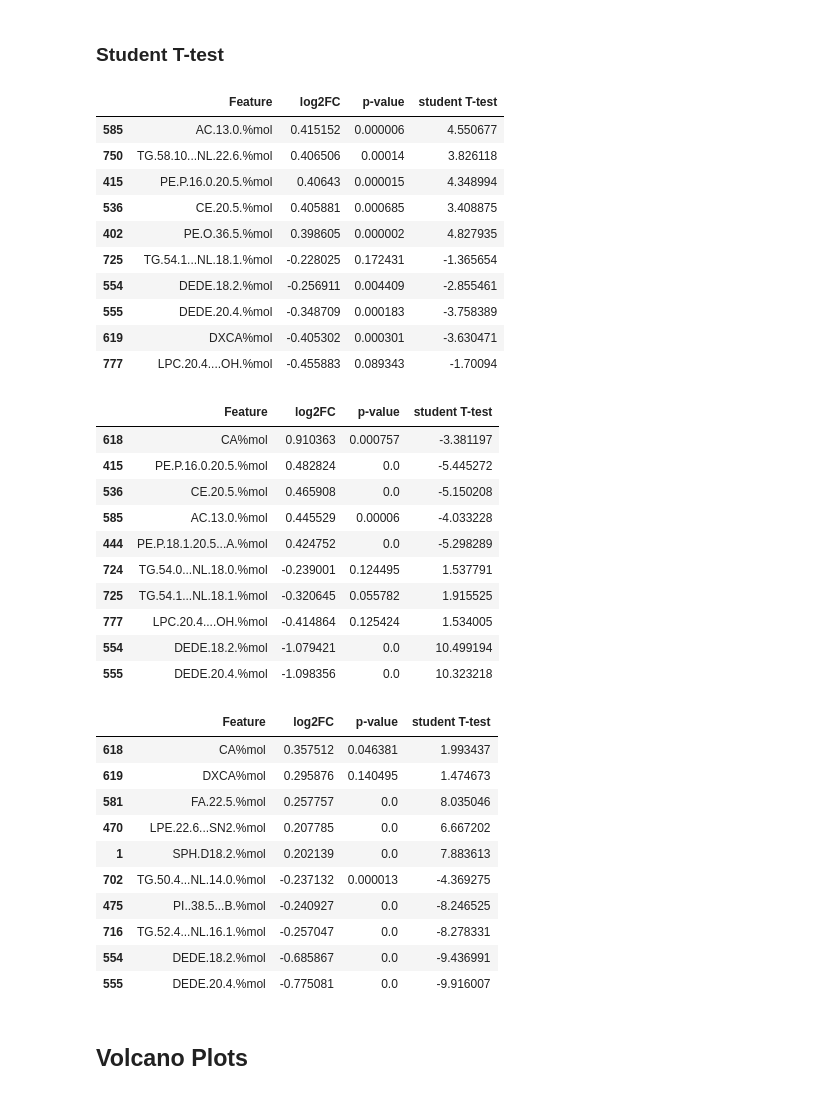
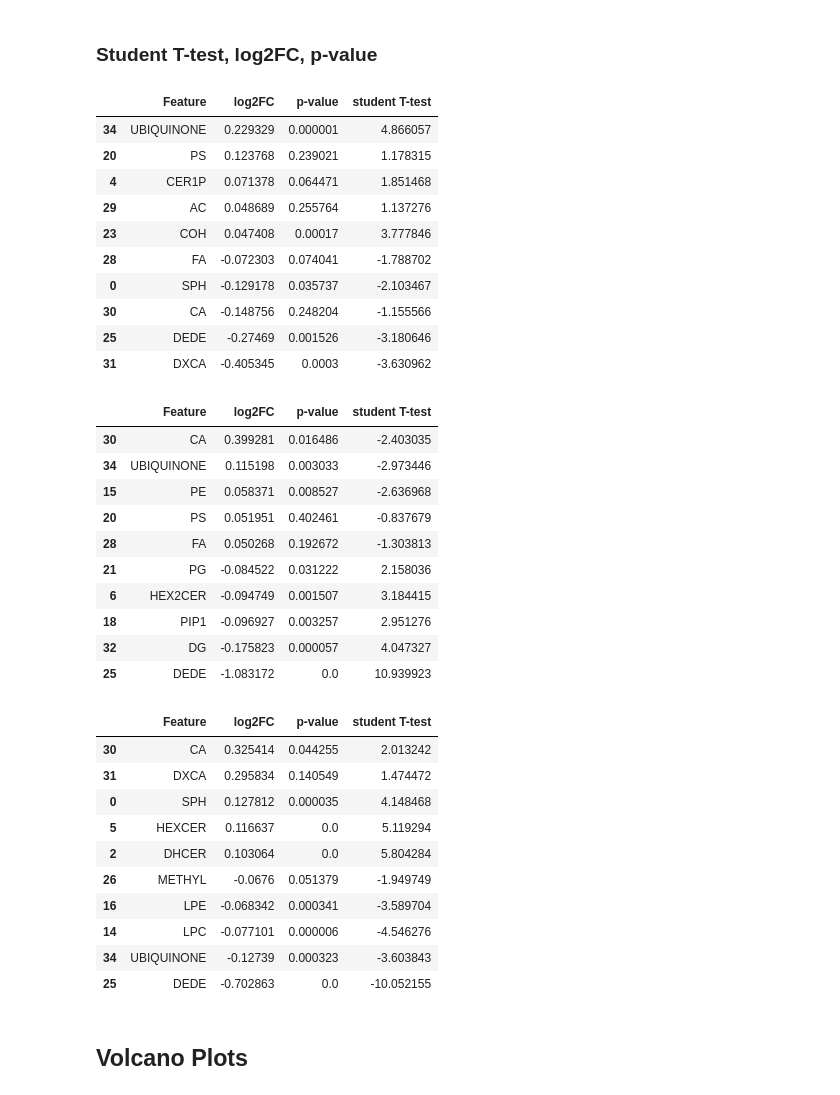
Before and after one commit to ciaranmcevoy07/Tese_Ciaran_McEvoy, a Jupyter notebook: Statistics.ipynb, the cells around one changed output. Cells and saved outputs as stored; diff of their text form; code cells hidden in the pictures.

```diff
--- a/Statistics.ipynb
+++ b/Statistics.ipynb
@@ -27,16 +27,16 @@ from scipy.stats import pearsonr,ttest_ind,spearmanr
 from adjustText import adjust_text
 from tabulate import tabulate
 # %%
-DATASET = 'DatasetPro4.0.csv'
+DATASET = 'DatasetPro10.0.csv'
 # %%
 data = pd.read_csv(DATASET)
 # %% [markdown]
-### Student T-test
+### Student T-test, log2FC, p-value
 # %%
 df_cn_mci = pd.DataFrame()
 
 # Assign values to columns in the DataFrame
-df_cn_mci['Feature'] = data.columns[858:1639]
+df_cn_mci['Feature'] = data.columns[1045:1080]
 df_cn_mci['log2FC'] = None
 df_cn_mci['p-value'] = None
 df_cn_mci['student T-test'] = None
@@ -66,7 +66,7 @@ for feature in df_cn_mci['Feature']:
 df_cn_ad = pd.DataFrame()
 
 # Assign values to columns in the DataFrame
-df_cn_ad['Feature'] = data.columns[858:1639]
+df_cn_ad['Feature'] = data.columns[1045:1080]
 df_cn_ad['log2FC'] = None
 df_cn_ad['p-value'] = None
 df_cn_ad['student T-test'] = None
@@ -93,72 +93,72 @@ for feature in df_cn_ad['Feature']:
 df_mci_ad = pd.DataFrame()
 
 # Assign values to columns in the DataFrame
-df_mci_ad['Feature'] = data.columns[858:1639]
+df_mci_ad['Feature'] = data.columns[1045:1080]
 df_mci_ad['log2FC'] = None
 df_mci_ad['p-value'] = None
 df_mci_ad['student T-test'] = None
 
 for feature in df_mci_ad['Feature']:
     mci_data = data[data['Group'] == 'MCI'][feature]
     ad_data = data[data['Group'] == 'AD'][feature]
 
     if len(mci_data) > len(ad_data):
         mci_data = mci_data[:len(ad_data)]
     else:
         ad_data = ad_data[:len(mci_data)]
 
     fold_change_MCI_AD = (np.log2(np.mean(mci_data))) - (np.log2(np.mean(ad_data)))
 
     t_statistic_lipid_MCI_AD, p_value_lipid_MCI_AD = ttest_ind(mci_data, ad_data)
 
     df_mci_ad.loc[df_mci_ad['Feature'] == feature, 'log2FC'] = fold_change_MCI_AD
     df_mci_ad.loc[df_mci_ad['Feature'] == feature, 'p-value'] = p_value_lipid_MCI_AD
     df_mci_ad.loc[df_mci_ad['Feature'] == feature, 'student T-test'] = t_statistic_lipid_MCI_AD
 df_mci_ad= df_mci_ad.sort_values(by='log2FC', ascending=False)
 df_cn_ad = df_cn_ad.sort_values(by='log2FC', ascending=False)
 df_cn_mci = df_cn_mci.sort_values(by='log2FC', ascending=False)
 
 display(pd.concat([df_mci_ad.head(5), df_mci_ad.tail(5)]))
 display(pd.concat([df_cn_ad.head(5), df_cn_ad.tail(5)]))
 display(pd.concat([df_cn_mci.head(5), df_cn_mci.tail(5)]))
 
-# df_mci_ad.to_csv('test/mci_ad.csv', index=False)
-# df_cn_ad.to_csv('test/cn_ad.csv', index=False)
-# df_cn_mci.to_csv('test/cn_mci.csv', index=False)
+df_mci_ad.to_csv('Statistics/test/mci_ad_LC.csv', index=False)
+df_cn_ad.to_csv('Statistics/test/cn_ad_LC.csv', index=False)
+df_cn_mci.to_csv('Statistics/test/cn_mci_LC.csv', index=False)
 # %% [output]
 |  | Feature | log2FC | p-value | student T-test |
-| 585 | AC.13.0.%mol | 0.415152 | 0.000006 | 4.550677 |
-| 750 | TG.58.10...NL.22.6.%mol | 0.406506 | 0.00014 | 3.826118 |
-| 415 | PE.P.16.0.20.5.%mol | 0.40643 | 0.000015 | 4.348994 |
-| 536 | CE.20.5.%mol | 0.405881 | 0.000685 | 3.408875 |
-| 402 | PE.O.36.5.%mol | 0.398605 | 0.000002 | 4.827935 |
-| 725 | TG.54.1...NL.18.1.%mol | -0.228025 | 0.172431 | -1.365654 |
-| 554 | DEDE.18.2.%mol | -0.256911 | 0.004409 | -2.855461 |
-| 555 | DEDE.20.4.%mol | -0.348709 | 0.000183 | -3.758389 |
-| 619 | DXCA%mol | -0.405302 | 0.000301 | -3.630471 |
-| 777 | LPC.20.4....OH.%mol | -0.455883 | 0.089343 | -1.70094 |
+| 34 | UBIQUINONE | 0.229329 | 0.000001 | 4.866057 |
+| 20 | PS | 0.123768 | 0.239021 | 1.178315 |
+| 4 | CER1P | 0.071378 | 0.064471 | 1.851468 |
+| 29 | AC | 0.048689 | 0.255764 | 1.137276 |
+| 23 | COH | 0.047408 | 0.00017 | 3.777846 |
+| 28 | FA | -0.072303 | 0.074041 | -1.788702 |
+| 0 | SPH | -0.129178 | 0.035737 | -2.103467 |
+| 30 | CA | -0.148756 | 0.248204 | -1.155566 |
+| 25 | DEDE | -0.27469 | 0.001526 | -3.180646 |
+| 31 | DXCA | -0.405345 | 0.0003 | -3.630962 |
 |  | Feature | log2FC | p-value | student T-test |
-| 618 | CA%mol | 0.910363 | 0.000757 | -3.381197 |
-| 415 | PE.P.16.0.20.5.%mol | 0.482824 | 0.0 | -5.445272 |
-| 536 | CE.20.5.%mol | 0.465908 | 0.0 | -5.150208 |
-| 585 | AC.13.0.%mol | 0.445529 | 0.00006 | -4.033228 |
-| 444 | PE.P.18.1.20.5...A.%mol | 0.424752 | 0.0 | -5.298289 |
-| 724 | TG.54.0...NL.18.0.%mol | -0.239001 | 0.124495 | 1.537791 |
-| 725 | TG.54.1...NL.18.1.%mol | -0.320645 | 0.055782 | 1.915525 |
-| 777 | LPC.20.4....OH.%mol | -0.414864 | 0.125424 | 1.534005 |
-| 554 | DEDE.18.2.%mol | -1.079421 | 0.0 | 10.499194 |
-| 555 | DEDE.20.4.%mol | -1.098356 | 0.0 | 10.323218 |
+| 30 | CA | 0.399281 | 0.016486 | -2.403035 |
+| 34 | UBIQUINONE | 0.115198 | 0.003033 | -2.973446 |
+| 15 | PE | 0.058371 | 0.008527 | -2.636968 |
+| 20 | PS | 0.051951 | 0.402461 | -0.837679 |
+| 28 | FA | 0.050268 | 0.192672 | -1.303813 |
+| 21 | PG | -0.084522 | 0.031222 | 2.158036 |
+| 6 | HEX2CER | -0.094749 | 0.001507 | 3.184415 |
+| 18 | PIP1 | -0.096927 | 0.003257 | 2.951276 |
+| 32 | DG | -0.175823 | 0.000057 | 4.047327 |
+| 25 | DEDE | -1.083172 | 0.0 | 10.939923 |
 |  | Feature | log2FC | p-value | student T-test |
-| 618 | CA%mol | 0.357512 | 0.046381 | 1.993437 |
-| 619 | DXCA%mol | 0.295876 | 0.140495 | 1.474673 |
-| 581 | FA.22.5.%mol | 0.257757 | 0.0 | 8.035046 |
-| 470 | LPE.22.6...SN2.%mol | 0.207785 | 0.0 | 6.667202 |
-| 1 | SPH.D18.2.%mol | 0.202139 | 0.0 | 7.883613 |
-| 702 | TG.50.4...NL.14.0.%mol | -0.237132 | 0.000013 | -4.369275 |
-| 475 | PI..38.5...B.%mol | -0.240927 | 0.0 | -8.246525 |
-| 716 | TG.52.4...NL.16.1.%mol | -0.257047 | 0.0 | -8.278331 |
-| 554 | DEDE.18.2.%mol | -0.685867 | 0.0 | -9.436991 |
-| 555 | DEDE.20.4.%mol | -0.775081 | 0.0 | -9.916007 |
+| 30 | CA | 0.325414 | 0.044255 | 2.013242 |
+| 31 | DXCA | 0.295834 | 0.140549 | 1.474472 |
+| 0 | SPH | 0.127812 | 0.000035 | 4.148468 |
+| 5 | HEXCER | 0.116637 | 0.0 | 5.119294 |
+| 2 | DHCER | 0.103064 | 0.0 | 5.804284 |
+| 26 | METHYL | -0.0676 | 0.051379 | -1.949749 |
+| 16 | LPE | -0.068342 | 0.000341 | -3.589704 |
+| 14 | LPC | -0.077101 | 0.000006 | -4.546276 |
+| 34 | UBIQUINONE | -0.12739 | 0.000323 | -3.603843 |
+| 25 | DEDE | -0.702863 | 0.0 | -10.052155 |
 # %% [markdown]
 ## Volcano Plots
 # %% [markdown]
```
Also changed, not shown: 22 other files.
